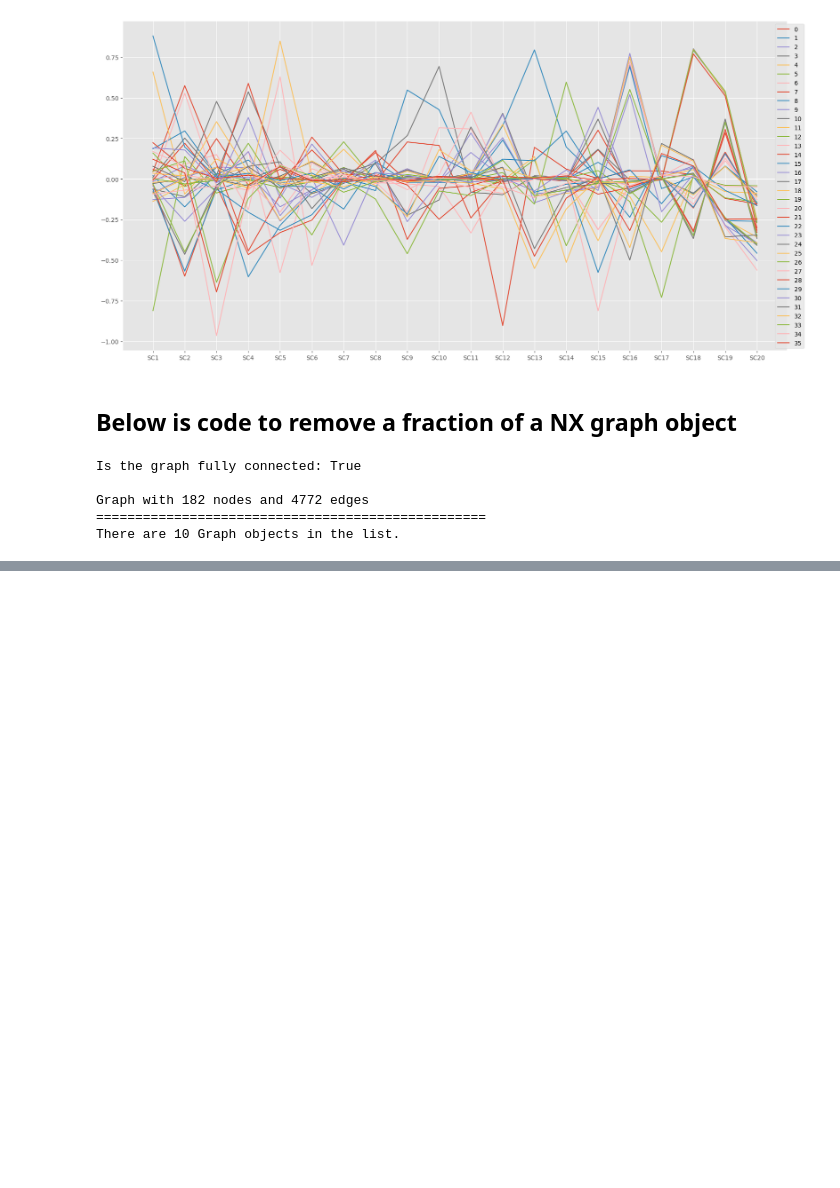
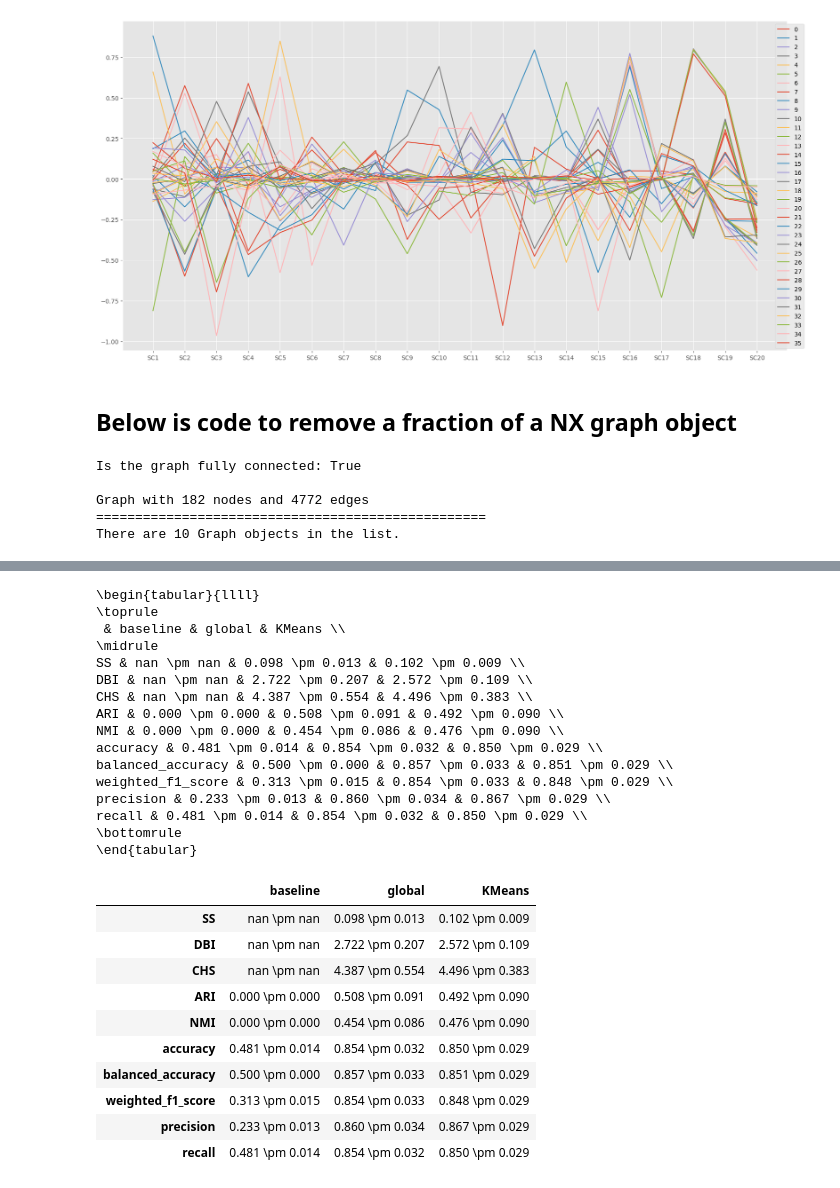
Before and after one commit to augustsemrau/02807_CompTools_Project, a Jupyter notebook: notebooks/explainer_FakeNewsNet.ipynb, the cells around one changed output, grey strips where cells are left out. Saved outputs shown, nothing was run; the diff lists cells and outputs as text; code cells hidden in the pictures; blank space fills up the shorter version.

```diff
--- a/notebooks/explainer_FakeNewsNet.ipynb
+++ b/notebooks/explainer_FakeNewsNet.ipynb
@@ -1165,0 +1238,44 @@ There are 10 Graph objects in the list.
+# %%
+with warnings.catch_warnings():
+    warnings.simplefilter("ignore", category=RuntimeWarning)
+
+    # Extract results from cross-validation
+    res_CV          = evaluator.get_performance(keep=['baseline', 'global', 'KMeans'], folds=[0, 1, 2, 3, 4])
+    #spectral_res_CV = spectral_evaluator.get_performance(keep=['SpectralClustering'], folds=[0, 1, 2, 3, 4])
+
+    #res_CV = {k: pd.concat([res_CV[k], spectral_res_CV[k]], axis=1) for k in res_CV.keys()}
+
+    # Get latex results
+    res, mean, sem = evaluator.latex_results(res_CV)
+
+# Print results
+print(res.to_latex())
+res
+# %% [output]
+\begin{tabular}{llll}
+\toprule
+ & baseline & global & KMeans \\
+\midrule
+SS & nan \pm nan & 0.098 \pm 0.013 & 0.102 \pm 0.009 \\
+DBI & nan \pm nan & 2.722 \pm 0.207 & 2.572 \pm 0.109 \\
+CHS & nan \pm nan & 4.387 \pm 0.554 & 4.496 \pm 0.383 \\
+ARI & 0.000 \pm 0.000 & 0.508 \pm 0.091 & 0.492 \pm 0.090 \\
+NMI & 0.000 \pm 0.000 & 0.454 \pm 0.086 & 0.476 \pm 0.090 \\
+accuracy & 0.481 \pm 0.014 & 0.854 \pm 0.032 & 0.850 \pm 0.029 \\
+balanced_accuracy & 0.500 \pm 0.000 & 0.857 \pm 0.033 & 0.851 \pm 0.029 \\
+weighted_f1_score & 0.313 \pm 0.015 & 0.854 \pm 0.033 & 0.848 \pm 0.029 \\
+precision & 0.233 \pm 0.013 & 0.860 \pm 0.034 & 0.867 \pm 0.029 \\
+recall & 0.481 \pm 0.014 & 0.854 \pm 0.032 & 0.850 \pm 0.029 \\
+\bottomrule
+\end{tabular}
+|  | baseline | global | KMeans |
+| SS | nan \pm nan | 0.098 \pm 0.013 | 0.102 \pm 0.009 |
+| DBI | nan \pm nan | 2.722 \pm 0.207 | 2.572 \pm 0.109 |
+| CHS | nan \pm nan | 4.387 \pm 0.554 | 4.496 \pm 0.383 |
+| ARI | 0.000 \pm 0.000 | 0.508 \pm 0.091 | 0.492 \pm 0.090 |
+| NMI | 0.000 \pm 0.000 | 0.454 \pm 0.086 | 0.476 \pm 0.090 |
+| accuracy | 0.481 \pm 0.014 | 0.854 \pm 0.032 | 0.850 \pm 0.029 |
+| balanced_accuracy | 0.500 \pm 0.000 | 0.857 \pm 0.033 | 0.851 \pm 0.029 |
+| weighted_f1_score | 0.313 \pm 0.015 | 0.854 \pm 0.033 | 0.848 \pm 0.029 |
+| precision | 0.233 \pm 0.013 | 0.860 \pm 0.034 | 0.867 \pm 0.029 |
+| recall | 0.481 \pm 0.014 | 0.854 \pm 0.032 | 0.850 \pm 0.029 |
```
Also changed, not shown: parts of 9 cells of this notebook, 1 other file.
